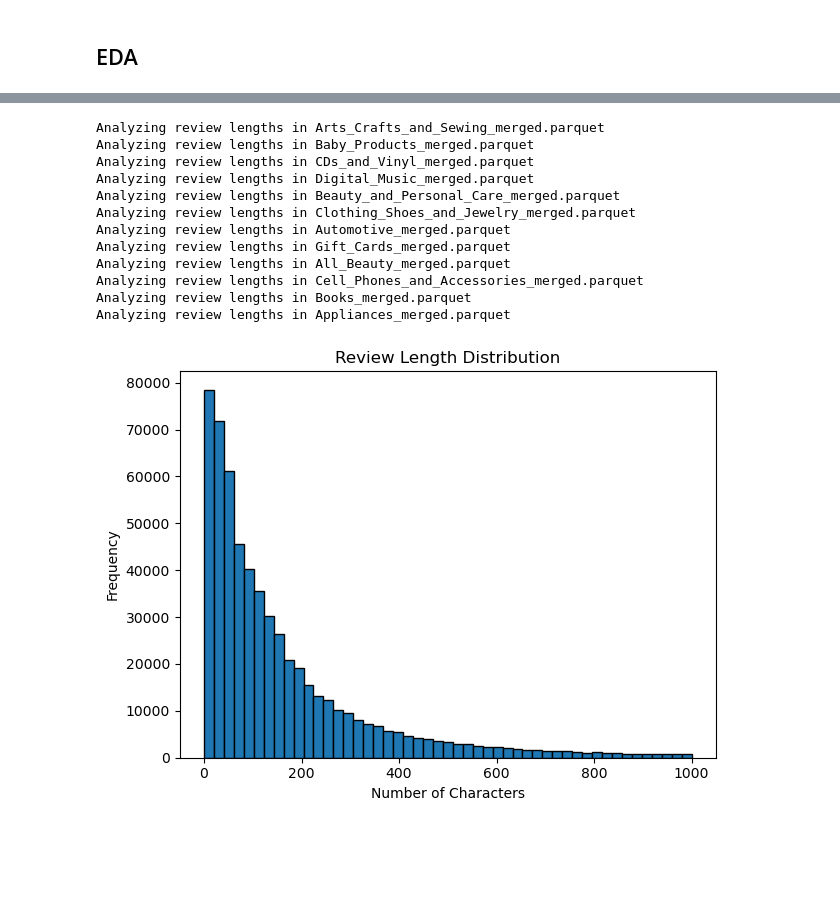
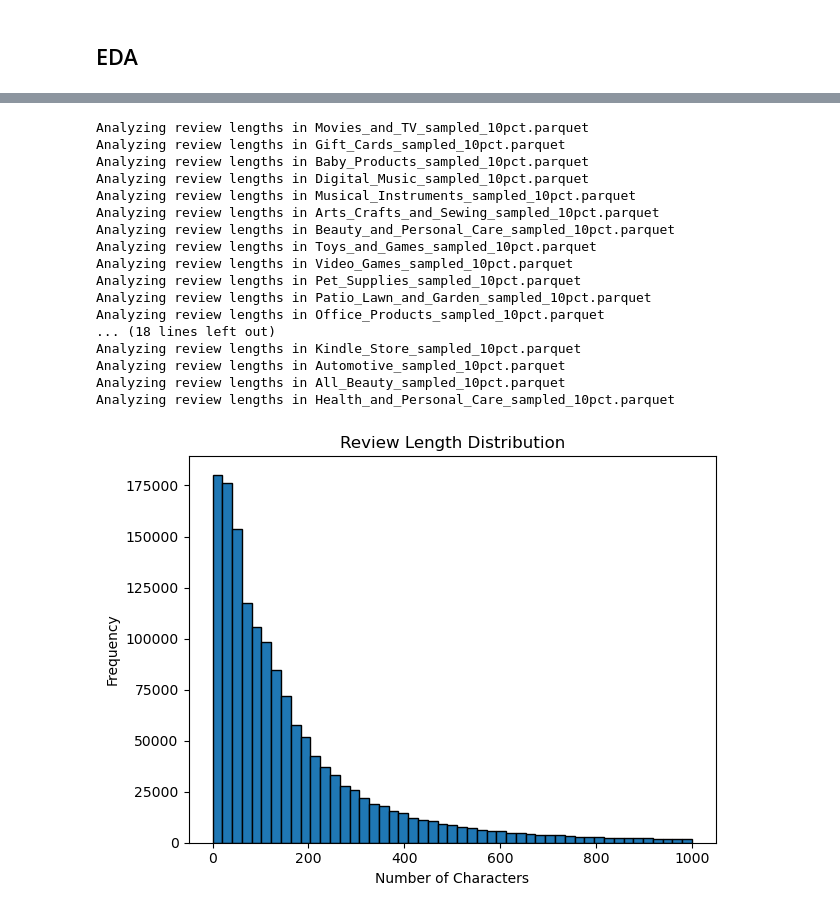
Before and after one commit to Enadiz76/Code, a Jupyter notebook: eda.ipynb, the cells around one changed output, grey strips where cells are left out. Drawn from its saved outputs; the diff is of its cells as text; code cells hidden in the pictures; blank space fills up the shorter version.

```diff
--- a/eda.ipynb
+++ b/eda.ipynb
@@ -5,8 +5,8 @@ import duckdb
 import glob
 import os
 
-CLEANED_DIR = "/root/Merged-Files"
-all_files = glob.glob(os.path.join(CLEANED_DIR, "*_merged.parquet"))
+CLEANED_DIR = "/root/Merged-Files/Sampled"
+all_files = glob.glob(os.path.join(CLEANED_DIR, "*10pct.parquet"))
 
 total_rows = 0
 
@@ -47,25 +46,0 @@ Total rows across all valid files: 567,773,647
-# %%
-import duckdb
-import os
-import glob
-
-CLEANED_DIR = "/root/Merged-Files"
-file_paths = glob.glob(os.path.join(CLEANED_DIR, "*_merged.parquet"))
-
-# for file in file_paths:
-file = "/root/Merged-Files/Books_merged.parquet"
-con = duckdb.connect()
-
-fixed_df = con.sql(f"""
-SELECT
-    *,
-    strftime(to_timestamp(CAST(year AS DOUBLE) * 1000),
-            '%Y')::INTEGER AS corrected_year
-        FROM read_parquet('{file}')
-    LIMIT 10
-""").df()
-
-con.close()
-
-print(f"\n{os.path.basename(file)}:")
-print(fixed_df[['year', 'corrected_year']])
@@ -90,8 +52,8 @@ import pandas as pd
 import matplotlib.pyplot as plt
 from collections import Counter
 
-CLEANED_DIR = "/root/Merged"
-all_files = glob.glob(os.path.join(CLEANED_DIR, "*_merged.parquet"))
+CLEANED_DIR = "/root/Merged-Files/Sampled"
+all_files = glob.glob(os.path.join(CLEANED_DIR, "*10pct.parquet"))
 
 rating_counter = Counter()
 
@@ -142,48 +104,53 @@ Reading Arts_Crafts_and_Sewing_merged.parquet...
 # %%
 import glob
 import os
 import duckdb
 import numpy as np
 import matplotlib.pyplot as plt
 
-CLEANED_DIR = "/root/Merged"
-all_files = glob.glob(os.path.join(CLEANED_DIR, "*_merged.parquet"))
+CLEANED_DIR = "/root/Merged-Files/Sampled"
+all_files = glob.glob(os.path.join(CLEANED_DIR, "*10pct.parquet"))
 
 lengths = []
 
 for file in all_files:
     print(f"Analyzing review lengths in {os.path.basename(file)}")
 
     try:
         df = duckdb.sql(f"SELECT text FROM '{file}' WHERE text IS NOT NULL LIMIT 50000").df()
         if 'text' in df.columns:
             lengths.extend(df['text'].dropna().str.len().tolist())
     except Exception as e:
         print(f"Error in {file}: {e}")
 
 if lengths:
     plt.hist(lengths, bins=np.linspace(0, 1000, 50), edgecolor='black')
     plt.title("Review Length Distribution")
     plt.xlabel("Number of Characters")
     plt.ylabel("Frequency")
     plt.tight_layout()
     plt.show()
 else:
     print("No review text lengths found to plot.")
 # %% [output]
-Analyzing review lengths in Arts_Crafts_and_Sewing_merged.parquet
-Analyzing review lengths in Baby_Products_merged.parquet
-Analyzing review lengths in CDs_and_Vinyl_merged.parquet
-Analyzing review lengths in Digital_Music_merged.parquet
-Analyzing review lengths in Beauty_and_Personal_Care_merged.parquet
-Analyzing review lengths in Clothing_Shoes_and_Jewelry_merged.parquet
-Analyzing review lengths in Automotive_merged.parquet
-Analyzing review lengths in Gift_Cards_merged.parquet
-Analyzing review lengths in All_Beauty_merged.parquet
-Analyzing review lengths in Cell_Phones_and_Accessories_merged.parquet
-Analyzing review lengths in Books_merged.parquet
-Analyzing review lengths in Appliances_merged.parquet
+Analyzing review lengths in Movies_and_TV_sampled_10pct.parquet
+Analyzing review lengths in Gift_Cards_sampled_10pct.parquet
+Analyzing review lengths in Baby_Products_sampled_10pct.parquet
+Analyzing review lengths in Digital_Music_sampled_10pct.parquet
+Analyzing review lengths in Musical_Instruments_sampled_10pct.parquet
+Analyzing review lengths in Arts_Crafts_and_Sewing_sampled_10pct.parquet
+Analyzing review lengths in Beauty_and_Personal_Care_sampled_10pct.parquet
+Analyzing review lengths in Toys_and_Games_sampled_10pct.parquet
+Analyzing review lengths in Video_Games_sampled_10pct.parquet
+Analyzing review lengths in Pet_Supplies_sampled_10pct.parquet
+Analyzing review lengths in Patio_Lawn_and_Garden_sampled_10pct.parquet
+Analyzing review lengths in Office_Products_sampled_10pct.parquet
+... (18 lines left out)
+Analyzing review lengths in Kindle_Store_sampled_10pct.parquet
+Analyzing review lengths in Automotive_sampled_10pct.parquet
+Analyzing review lengths in All_Beauty_sampled_10pct.parquet
+Analyzing review lengths in Health_and_Personal_Care_sampled_10pct.parquet
-[figure, old version]
+[figure, new version]
 # %%
 import glob
 import os
```
Also changed, not shown: parts of 8 cells of this notebook, 3 other files.
